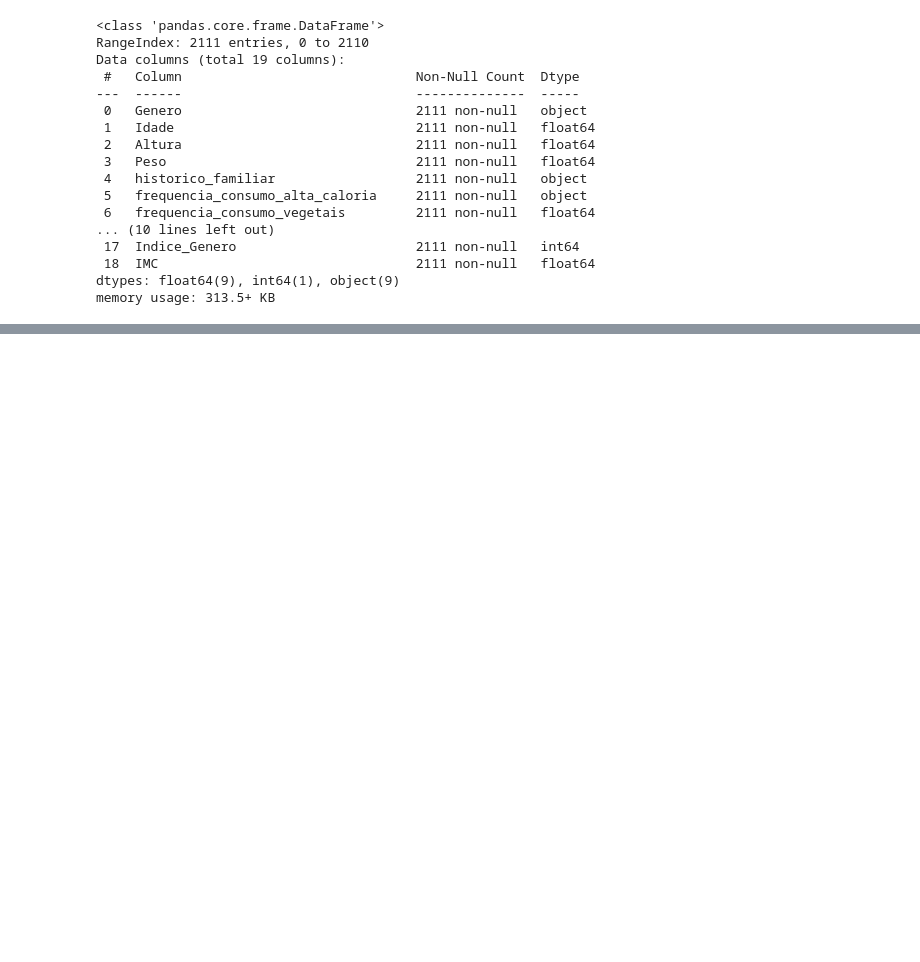
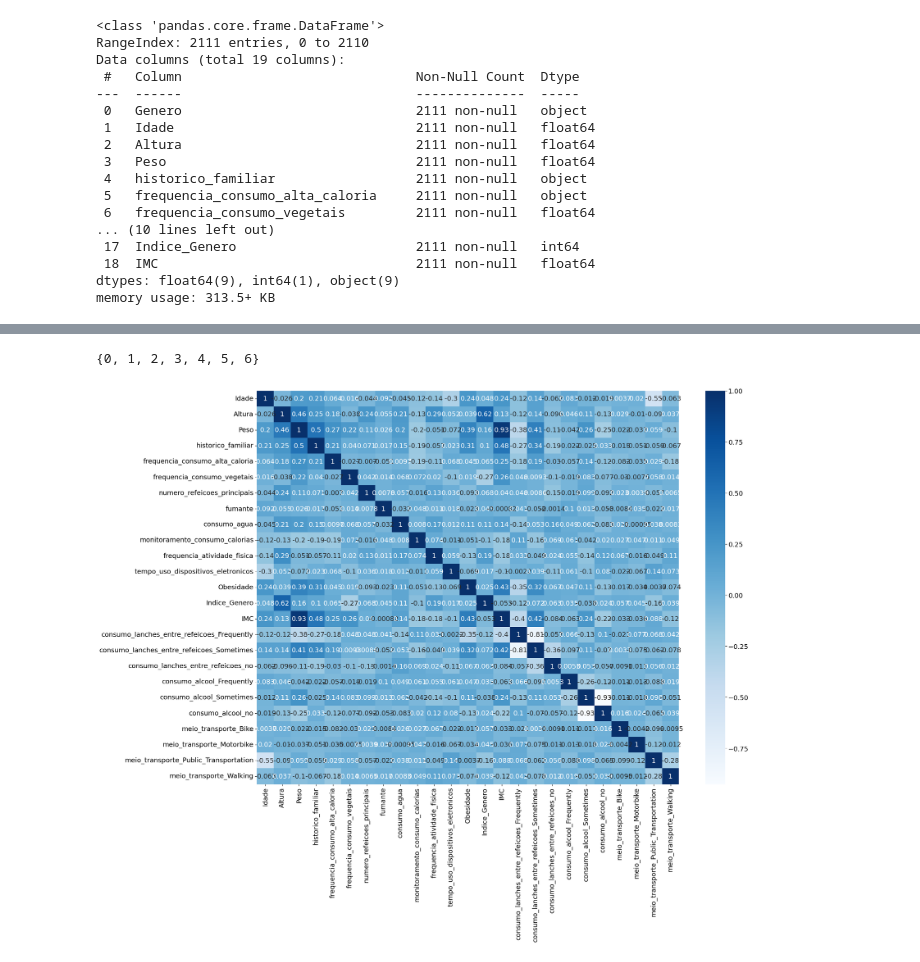
Before and after one commit to LuFeMa33/PosTech_DataVizProductModels, a Jupyter notebook: analise.ipynb, the cells around one changed output, grey strips where cells are left out. Saved outputs shown, nothing was run; the diff lists cells and outputs as text; code cells hidden in the pictures; blank space fills up the shorter version.

```diff
--- a/analise.ipynb
+++ b/analise.ipynb
@@ -155,0 +221,13 @@ memory usage: 313.5+ KB
+# %%
+colunas_onehot = [
+    'consumo_lanches_entre_refeicoes',
+    'consumo_alcool',
+    'meio_transporte'
+]
+# %%
+df_obesidade = pd.get_dummies(
+    df_obesidade,
+    columns=colunas_onehot,
+    drop_first=True,
+    dtype=int
+)
@@ -155,0 +249,2 @@ memory usage: 313.5+ KB
+# %%
+df_obesidade['Obesidade'] = LabelEncoder().fit_transform(df_obesidade['Obesidade'])
@@ -155,0 +260,11 @@ memory usage: 313.5+ KB
+# %%
+set(df_obesidade['Obesidade'])
+# %% [output]
+{0, 1, 2, 3, 4, 5, 6}
+# %%
+corr_2 = df_obesidade.corr(numeric_only=True)
+plt.figure(figsize=(20,15))
+sns.heatmap(corr_2, cmap='Blues', annot=True)
+plt.show()
+# %% [output]
+[figure, added]
```
Also changed, not shown: parts of 94 cells of this notebook.
